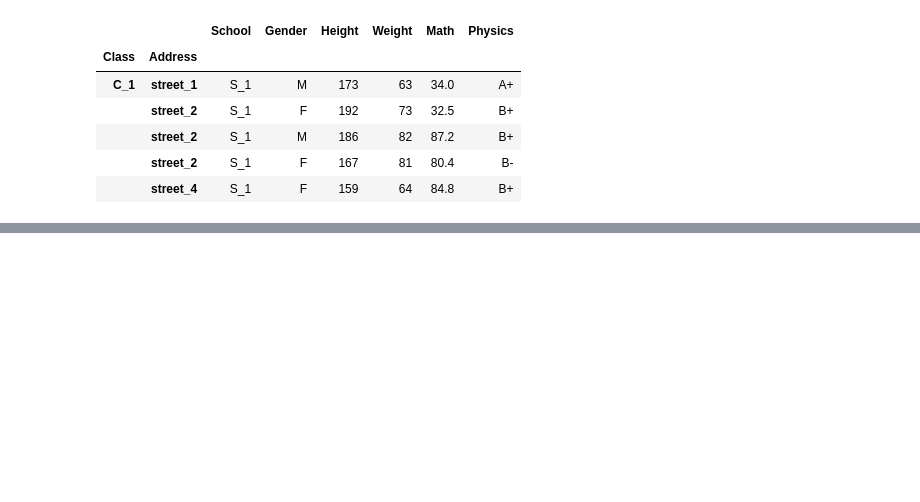
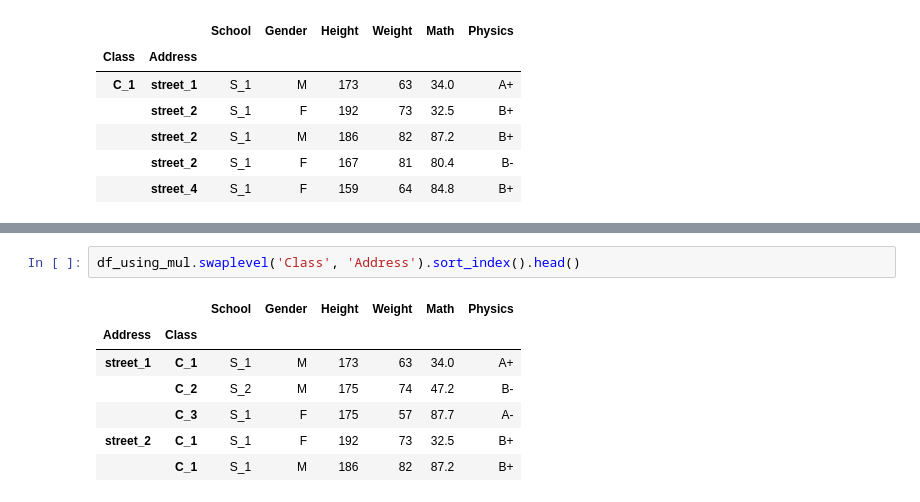
Before and after one commit to macnversion/python3, a Jupyter notebook: python3_books/pandas学习/pandas基础.ipynb, the cells around one changed output, grey strips where cells are left out. Cells and saved outputs as stored; diff of their text form; blank space fills up the shorter version.

```diff
--- a/python3_books/pandas学习/pandas基础.ipynb
+++ b/python3_books/pandas学习/pandas基础.ipynb
@@ -567,0 +590,10 @@ df_using_mul.head()
+# %%
+df_using_mul.swaplevel('Class', 'Address').sort_index().head()
+# %% [output]
+|  |  | School | Gender | Height | Weight | Math | Physics |
+| Address | Class |  |  |  |  |  |  |
+| street_1 | C_1 | S_1 | M | 173 | 63 | 34.0 | A+ |
+|  | C_2 | S_2 | M | 175 | 74 | 47.2 | B- |
+|  | C_3 | S_1 | F | 175 | 57 | 87.7 | A- |
+| street_2 | C_1 | S_1 | F | 192 | 73 | 32.5 | B+ |
+|  | C_1 | S_1 | M | 186 | 82 | 87.2 | B+ |
```
Also changed, not shown: parts of 8 cells of this notebook.
